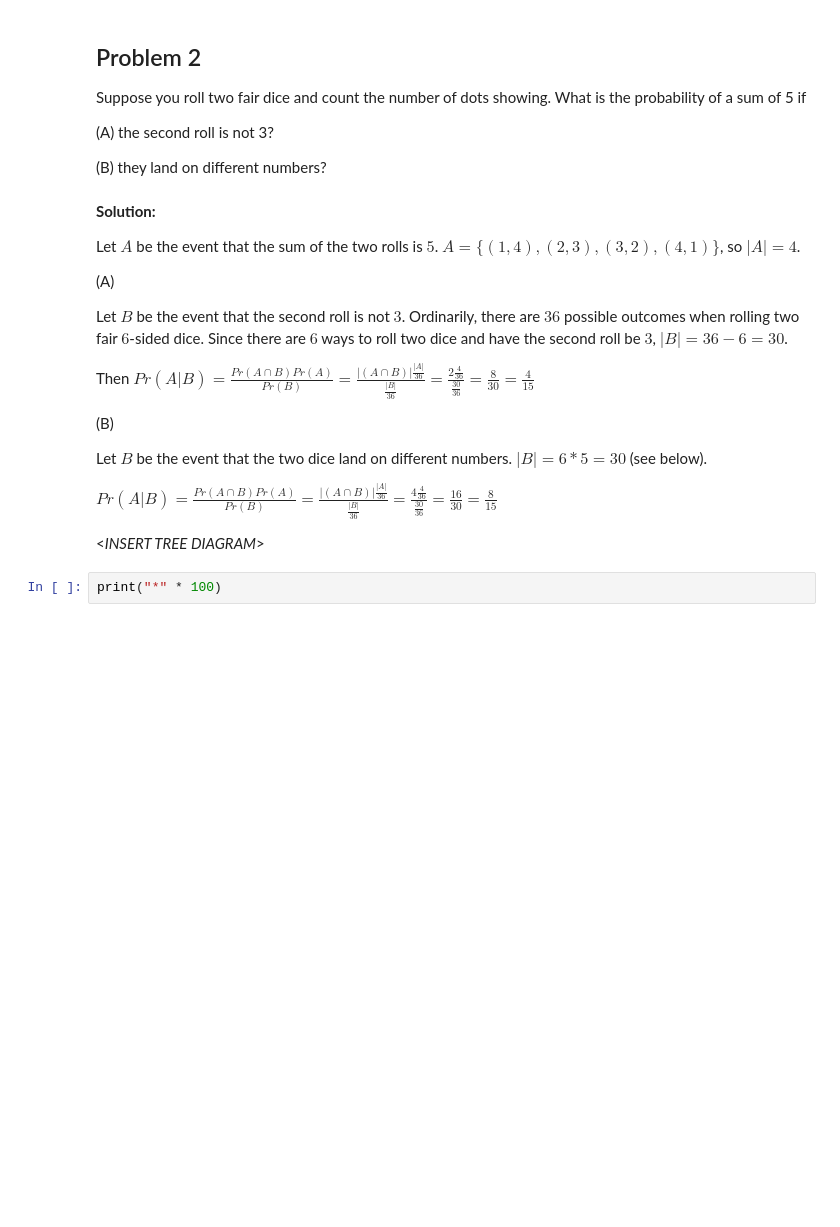
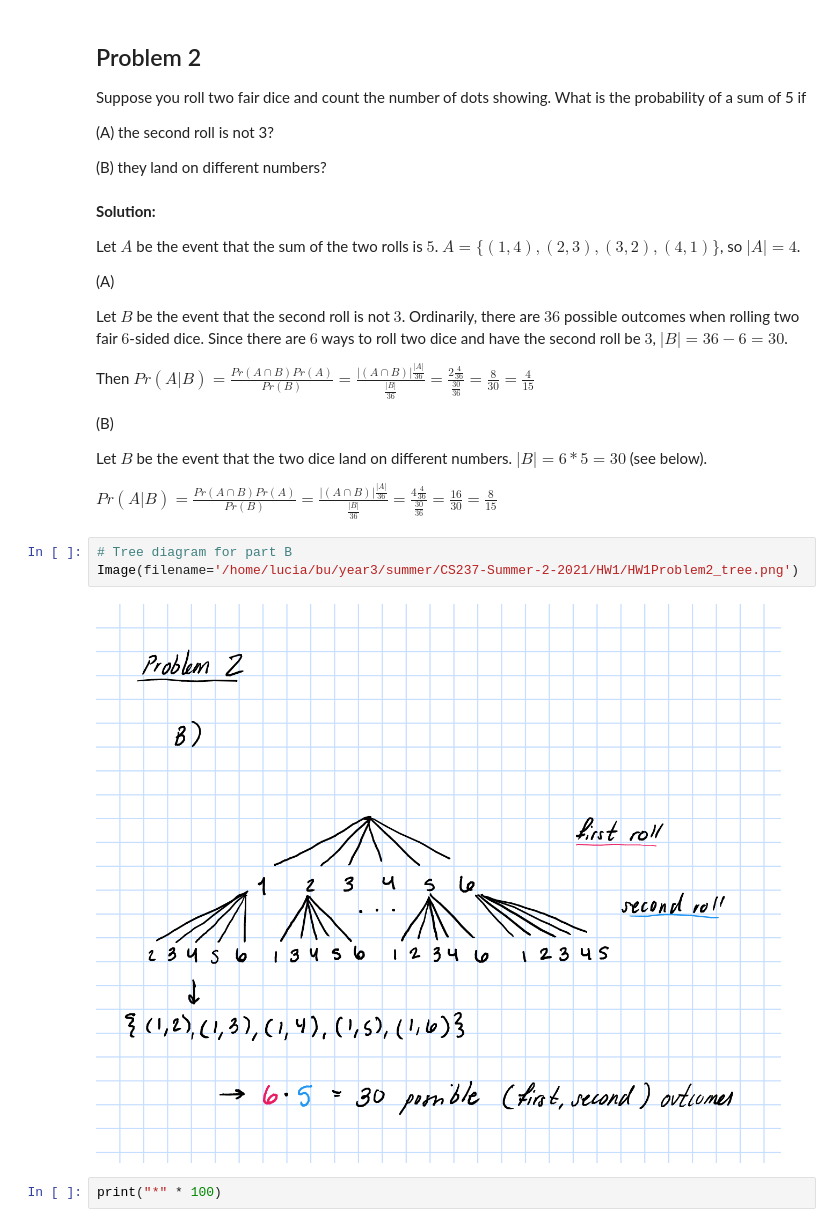
Before and after one commit to ghostpress/CS237-Summer-2-2021, a Jupyter notebook: HW1/HW1.ipynb, the cells around one changed output. Drawn from its saved outputs; the diff is of its cells as text; blank space fills up the shorter version.

Commit message:
Fixed problems 1-4, progress on error in problem 11

```diff
--- a/HW1/HW1.ipynb
+++ b/HW1/HW1.ipynb
@@ -165,8 +167,11 @@ Then $Pr(A | B) = \frac{Pr(A \cap B)Pr(A)}{Pr(B)} = \frac{|(A \cap B)|\frac{|A|}
 Let $B$ be the event that the two dice land on different numbers. $|B| = 6*5 = 30$ (see below).
 
 $Pr(A | B) = \frac{Pr(A \cap B)Pr(A)}{Pr(B)} = \frac{|(A \cap B)|\frac{|A|}{36}}{\frac{|B|}{36}} = \frac{4\frac{4}{36}}{\frac{30}{36}} = \frac{16}{30} = \frac{8}{15}$
-
-<*INSERT TREE DIAGRAM*>
+# %%
+# Tree diagram for part B
+Image(filename='/home/lucia/bu/year3/summer/CS237-Summer-2-2021/HW1/HW1Problem2_tree.png')
+# %% [output]
+[figure, added]
 # %%
 print("*" * 100)
 # %% [output]
```
Also changed, not shown: parts of 7 cells of this notebook.
